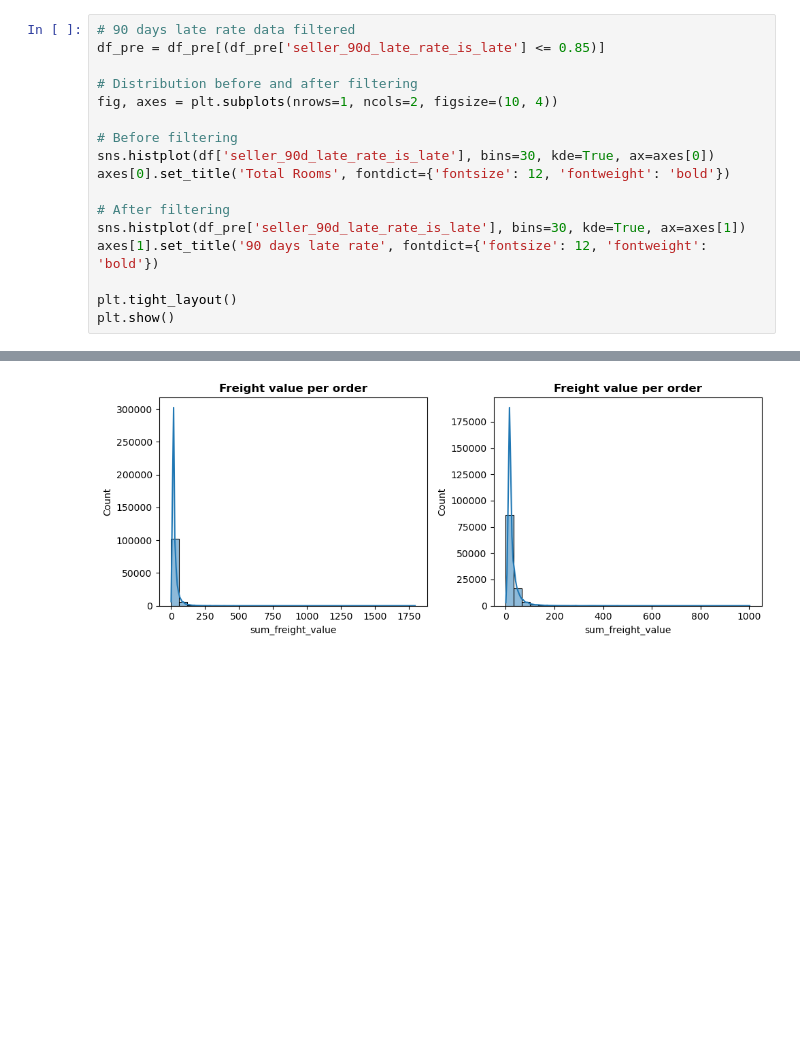
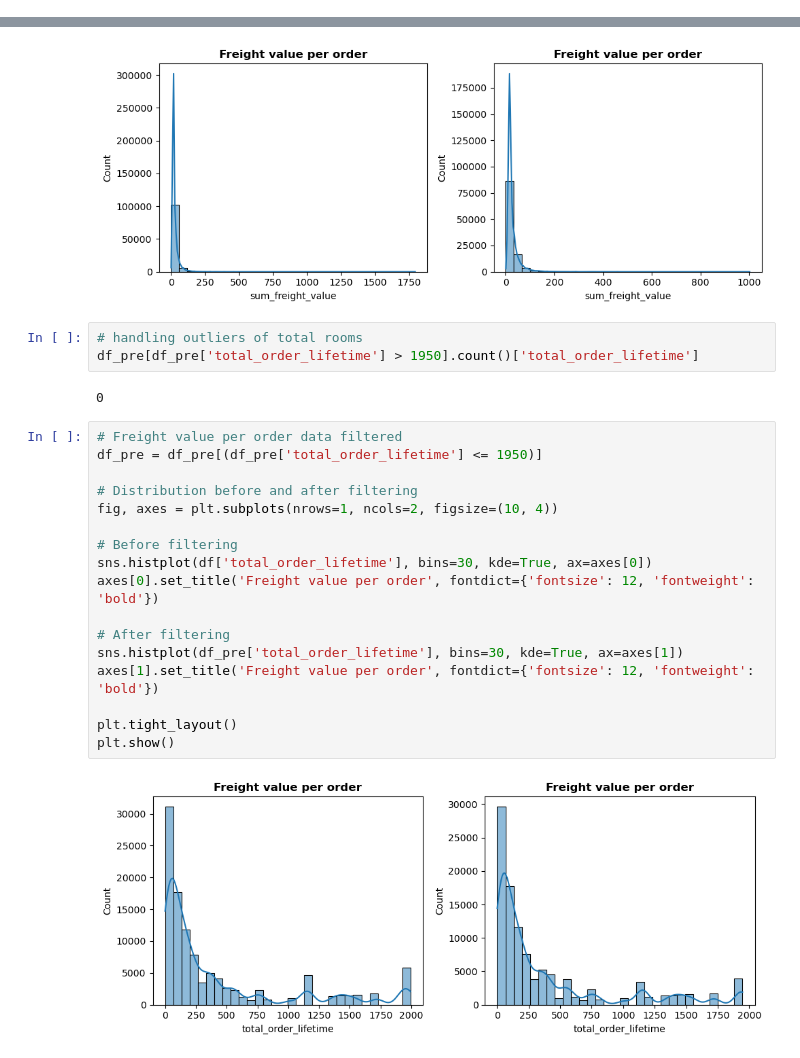
Before and after one commit to RioPramana21/Final-Project-Olist, a Jupyter notebook: preparation_notebooks/Olist ML_Jo.ipynb, the cells around one changed output, grey strips where cells are left out. Drawn from its saved outputs; the diff is of its cells as text; blank space fills up the shorter version.

```diff
--- a/preparation_notebooks/Olist ML_Jo.ipynb
+++ b/preparation_notebooks/Olist ML_Jo.ipynb
@@ -538,17 +549,0 @@ df_pre[df_pre['seller_90d_late_rate_is_late'] > 0.85].count()['seller_90d_late_r
-# %%
-# 90 days late rate data filtered
-df_pre = df_pre[(df_pre['seller_90d_late_rate_is_late'] <= 0.85)]
-
-# Distribution before and after filtering
-fig, axes = plt.subplots(nrows=1, ncols=2, figsize=(10, 4))
-
-# Before filtering
-sns.histplot(df['seller_90d_late_rate_is_late'], bins=30, kde=True, ax=axes[0])
-axes[0].set_title('Total Rooms', fontdict={'fontsize': 12, 'fontweight': 'bold'})
-
-# After filtering
-sns.histplot(df_pre['seller_90d_late_rate_is_late'], bins=30, kde=True, ax=axes[1])
-axes[1].set_title('90 days late rate', fontdict={'fontsize': 12, 'fontweight': 'bold'})
-
-plt.tight_layout()
-plt.show()
@@ -578,3 +571,27 @@ plt.tight_layout()
 plt.show()
 # %% [output]
 [figure]
+# %%
+# handling outliers of total rooms
+df_pre[df_pre['total_order_lifetime'] > 1950].count()['total_order_lifetime']
+# %% [output]
+0
+# %%
+# Freight value per order data filtered
+df_pre = df_pre[(df_pre['total_order_lifetime'] <= 1950)]
+
+# Distribution before and after filtering
+fig, axes = plt.subplots(nrows=1, ncols=2, figsize=(10, 4))
+
+# Before filtering
+sns.histplot(df['total_order_lifetime'], bins=30, kde=True, ax=axes[0])
+axes[0].set_title('Freight value per order', fontdict={'fontsize': 12, 'fontweight': 'bold'})
+
+# After filtering
+sns.histplot(df_pre['total_order_lifetime'], bins=30, kde=True, ax=axes[1])
+axes[1].set_title('Freight value per order', fontdict={'fontsize': 12, 'fontweight': 'bold'})
+
+plt.tight_layout()
+plt.show()
+# %% [output]
+[figure, added]
```
Also changed, not shown: parts of 3 cells of this notebook.
